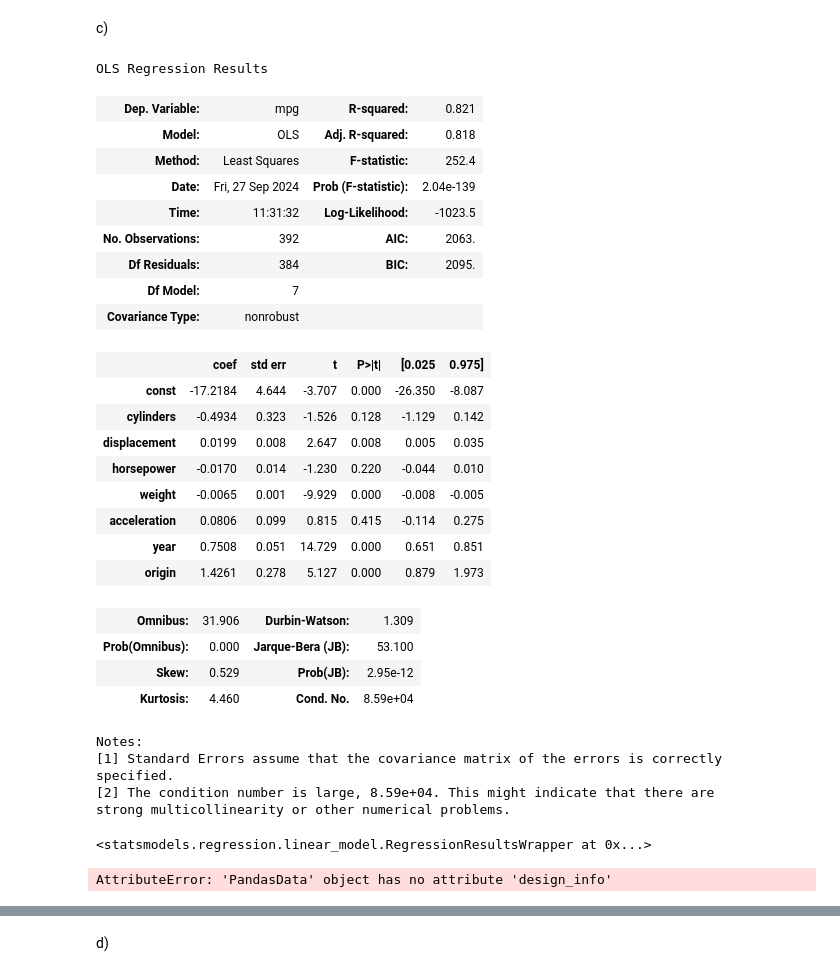
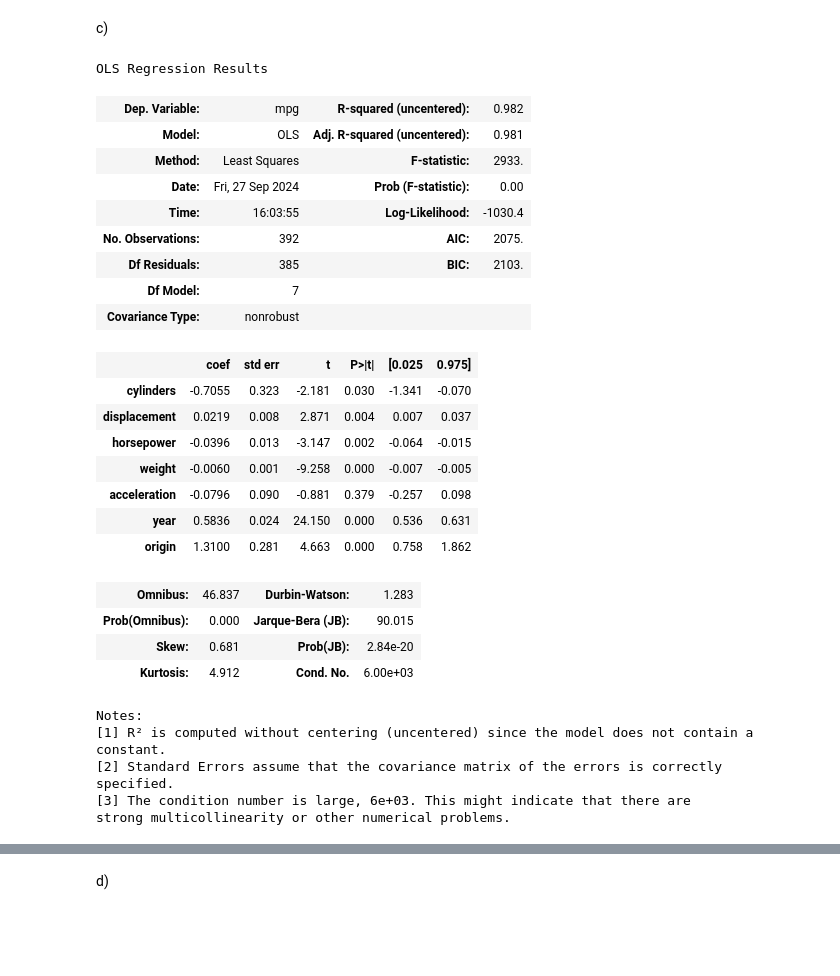
Before and after one commit to PiusCarbon/StatML, a Jupyter notebook: assignment1.ipynb, the cells around one changed output, grey strips where cells are left out. Saved outputs shown, nothing was run; the diff lists cells and outputs as text; code cells hidden in the pictures; blank space fills up the shorter version.

```diff
--- a/assignment1.ipynb
+++ b/assignment1.ipynb
@@ -429,43 +429,35 @@ auto.corr()
 # %% [markdown]
 c)
 # %%
-mv_model = sm.OLS(auto['mpg'], sm.add_constant(auto.drop(columns=['mpg']))).fit()
+X = auto.drop("mpg", axis=1)
+mv_model = sm.OLS(auto['mpg'], X).fit()
 mv_model.summary()
 # %% [output]
 OLS Regression Results
-| Dep. Variable: | mpg | R-squared: | 0.821 |
-| Model: | OLS | Adj. R-squared: | 0.818 |
-| Method: | Least Squares | F-statistic: | 252.4 |
-| Date: | Fri, 27 Sep 2024 | Prob (F-statistic): | 2.04e-139 |
-| Time: | 11:31:32 | Log-Likelihood: | -1023.5 |
-| No. Observations: | 392 | AIC: | 2063. |
-| Df Residuals: | 384 | BIC: | 2095. |
+| Dep. Variable: | mpg | R-squared (uncentered): | 0.982 |
+| Model: | OLS | Adj. R-squared (uncentered): | 0.981 |
+| Method: | Least Squares | F-statistic: | 2933. |
+| Date: | Fri, 27 Sep 2024 | Prob (F-statistic): | 0.00 |
+| Time: | 16:03:55 | Log-Likelihood: | -1030.4 |
+| No. Observations: | 392 | AIC: | 2075. |
+| Df Residuals: | 385 | BIC: | 2103. |
 | Df Model: | 7 |  |  |
 | Covariance Type: | nonrobust |  |  |
 |  | coef | std err | t | P>|t| | [0.025 | 0.975] |
-| const | -17.2184 | 4.644 | -3.707 | 0.000 | -26.350 | -8.087 |
-| cylinders | -0.4934 | 0.323 | -1.526 | 0.128 | -1.129 | 0.142 |
-| displacement | 0.0199 | 0.008 | 2.647 | 0.008 | 0.005 | 0.035 |
-| horsepower | -0.0170 | 0.014 | -1.230 | 0.220 | -0.044 | 0.010 |
-| weight | -0.0065 | 0.001 | -9.929 | 0.000 | -0.008 | -0.005 |
-| acceleration | 0.0806 | 0.099 | 0.815 | 0.415 | -0.114 | 0.275 |
-| year | 0.7508 | 0.051 | 14.729 | 0.000 | 0.651 | 0.851 |
-| origin | 1.4261 | 0.278 | 5.127 | 0.000 | 0.879 | 1.973 |
+| cylinders | -0.7055 | 0.323 | -2.181 | 0.030 | -1.341 | -0.070 |
+| displacement | 0.0219 | 0.008 | 2.871 | 0.004 | 0.007 | 0.037 |
+| horsepower | -0.0396 | 0.013 | -3.147 | 0.002 | -0.064 | -0.015 |
+| weight | -0.0060 | 0.001 | -9.258 | 0.000 | -0.007 | -0.005 |
+| acceleration | -0.0796 | 0.090 | -0.881 | 0.379 | -0.257 | 0.098 |
+| year | 0.5836 | 0.024 | 24.150 | 0.000 | 0.536 | 0.631 |
+| origin | 1.3100 | 0.281 | 4.663 | 0.000 | 0.758 | 1.862 |
-| Omnibus: | 31.906 | Durbin-Watson: | 1.309 |
-| Prob(Omnibus): | 0.000 | Jarque-Bera (JB): | 53.100 |
-| Skew: | 0.529 | Prob(JB): | 2.95e-12 |
-| Kurtosis: | 4.460 | Cond. No. | 8.59e+04 |
+| Omnibus: | 46.837 | Durbin-Watson: | 1.283 |
+| Prob(Omnibus): | 0.000 | Jarque-Bera (JB): | 90.015 |
+| Skew: | 0.681 | Prob(JB): | 2.84e-20 |
+| Kurtosis: | 4.912 | Cond. No. | 6.00e+03 |
 Notes:
-[1] Standard Errors assume that the covariance matrix of the errors is correctly specified.
-[2] The condition number is large, 8.59e+04. This might indicate that there are
+[1] R² is computed without centering (uncentered) since the model does not contain a constant.
+[2] Standard Errors assume that the covariance matrix of the errors is correctly specified.
+[3] The condition number is large, 6e+03. This might indicate that there are
 strong multicollinearity or other numerical problems.
-# %%
-mv_model
-# %% [output]
-<statsmodels.regression.linear_model.RegressionResultsWrapper at 0x...>
-# %%
-from statsmodels.stats.anova import anova_lm
-anova_results = anova_lm(mv_model, typ=2)
-# %% [output]
-AttributeError: 'PandasData' object has no attribute 'design_info'
 # %% [markdown]
```
Also changed, not shown: parts of 11 cells of this notebook.
